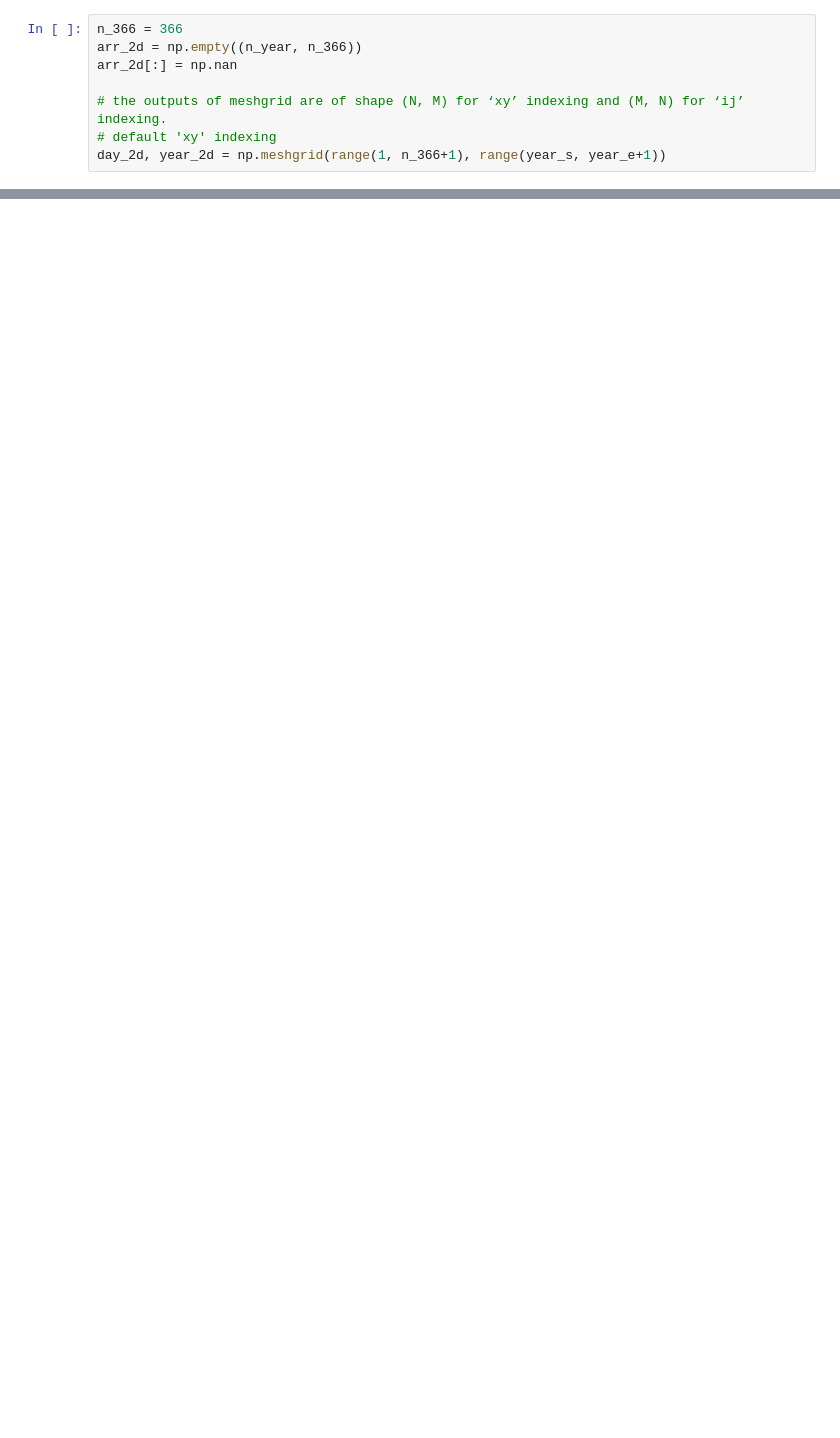
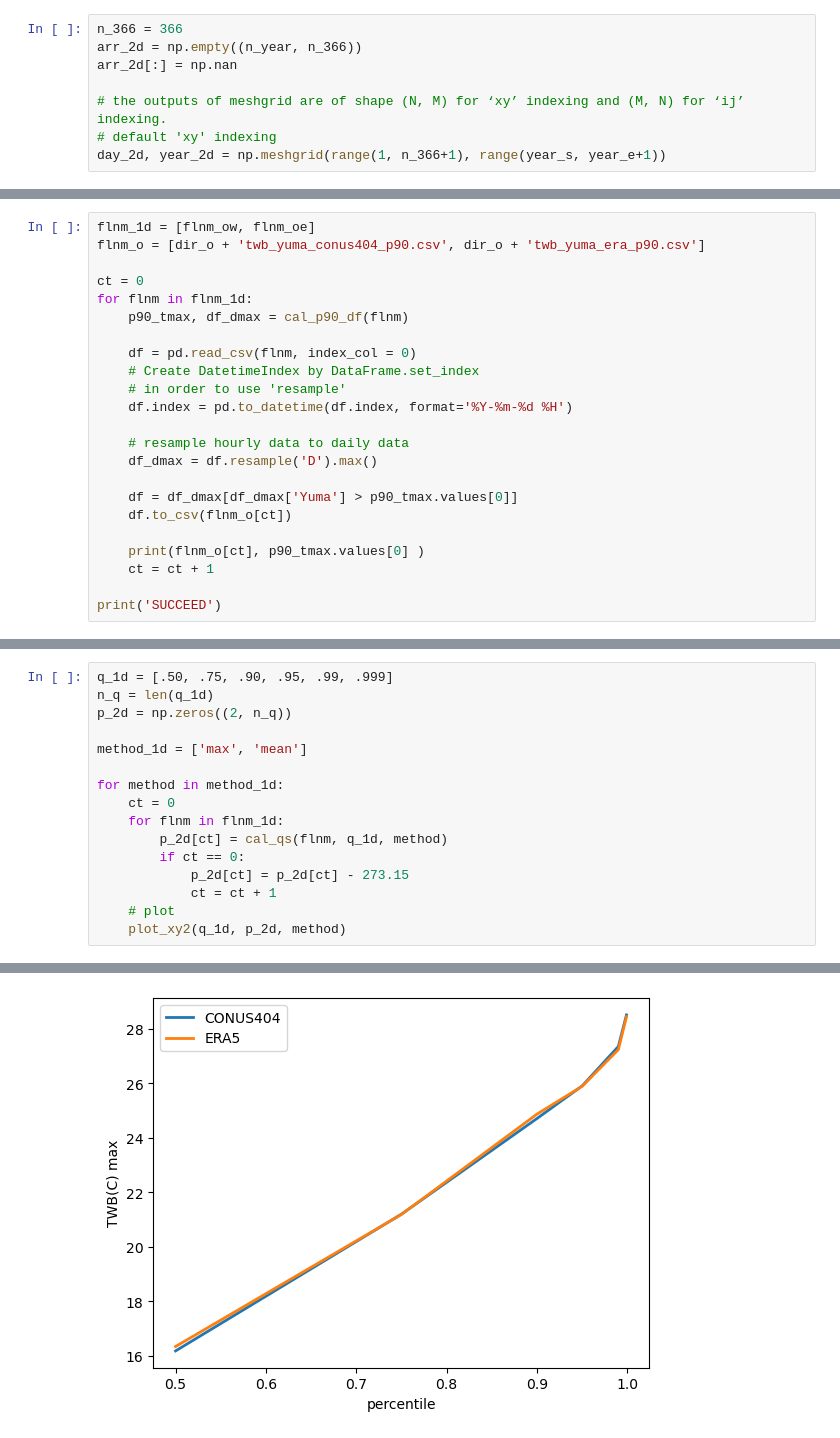
Before and after one commit to ming80302/DOD, a Jupyter notebook: twb_era5_conus404.ipynb, the cells around one changed output, grey strips where cells are left out. Drawn from its saved outputs; the diff is of its cells as text; blank space fills up the shorter version.

```diff
--- a/twb_era5_conus404.ipynb
+++ b/twb_era5_conus404.ipynb
@@ -233,0 +286,23 @@ for flnm in flnm_1d:
+# %%
+flnm_1d = [flnm_ow, flnm_oe]
+flnm_o = [dir_o + 'twb_yuma_conus404_p90.csv', dir_o + 'twb_yuma_era_p90.csv']
+
+ct = 0
+for flnm in flnm_1d:
+    p90_tmax, df_dmax = cal_p90_df(flnm)
+
+    df = pd.read_csv(flnm, index_col = 0)
+    # Create DatetimeIndex by DataFrame.set_index
+    # in order to use 'resample'
+    df.index = pd.to_datetime(df.index, format='%Y-%m-%d %H')
+
+    # resample hourly data to daily data
+    df_dmax = df.resample('D').max()
+
+    df = df_dmax[df_dmax['Yuma'] > p90_tmax.values[0]]
+    df.to_csv(flnm_o[ct])
+
+    print(flnm_o[ct], p90_tmax.values[0] )
+    ct = ct + 1
+
+print('SUCCEED')
@@ -233,0 +315,17 @@ for flnm in flnm_1d:
+# %%
+q_1d = [.50, .75, .90, .95, .99, .999]
+n_q = len(q_1d)
+p_2d = np.zeros((2, n_q))
+
+method_1d = ['max', 'mean']
+
+for method in method_1d:
+    ct = 0
+    for flnm in flnm_1d:
+        p_2d[ct] = cal_qs(flnm, q_1d, method)
+        if ct == 0:
+            p_2d[ct] = p_2d[ct] - 273.15
+            ct = ct + 1
+    # plot
+    plot_xy2(q_1d, p_2d, method)
+# %% [output]
@@ -233,0 +334 @@ for flnm in flnm_1d:
+[figure, added]
```
Also changed, not shown: parts of 35 cells of this notebook.
